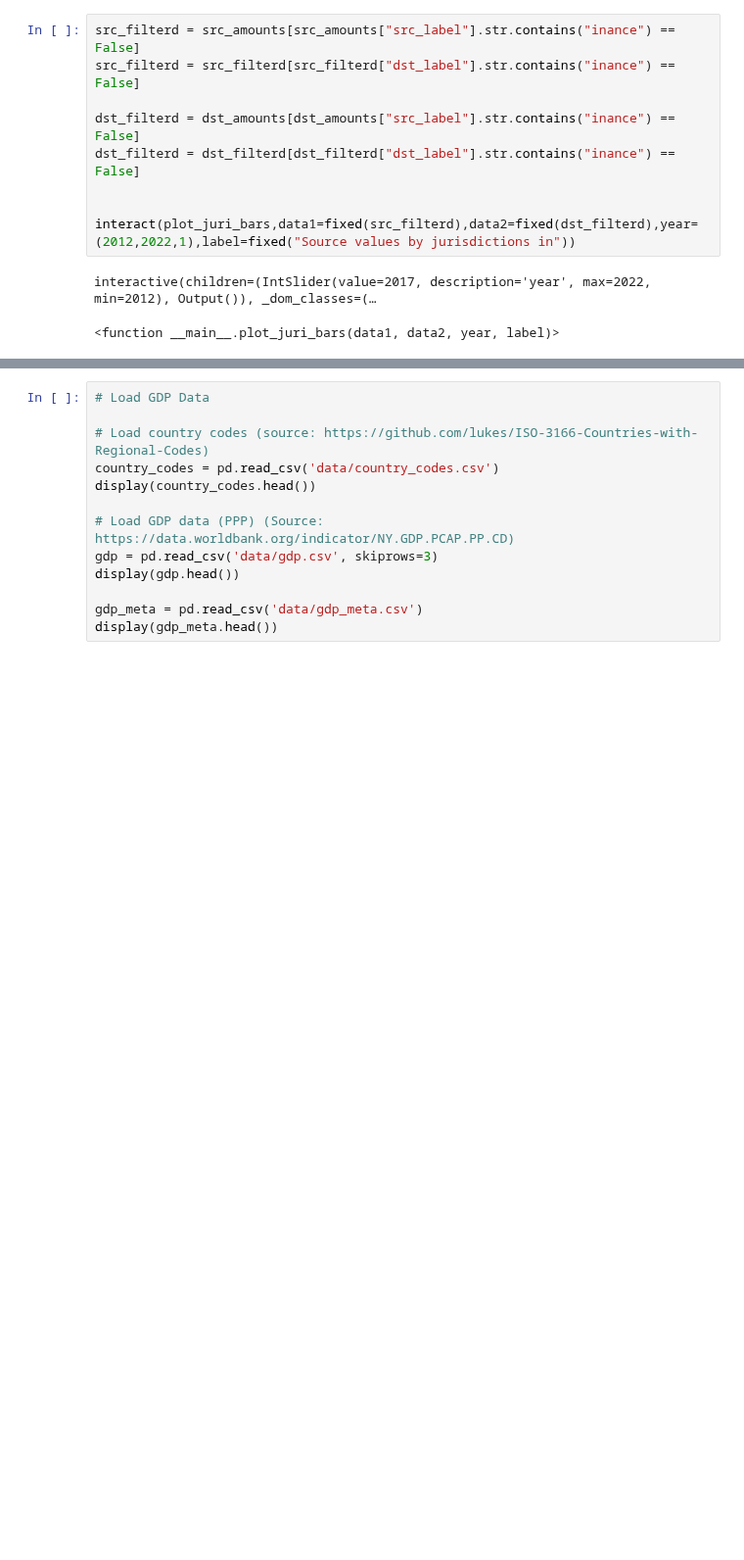
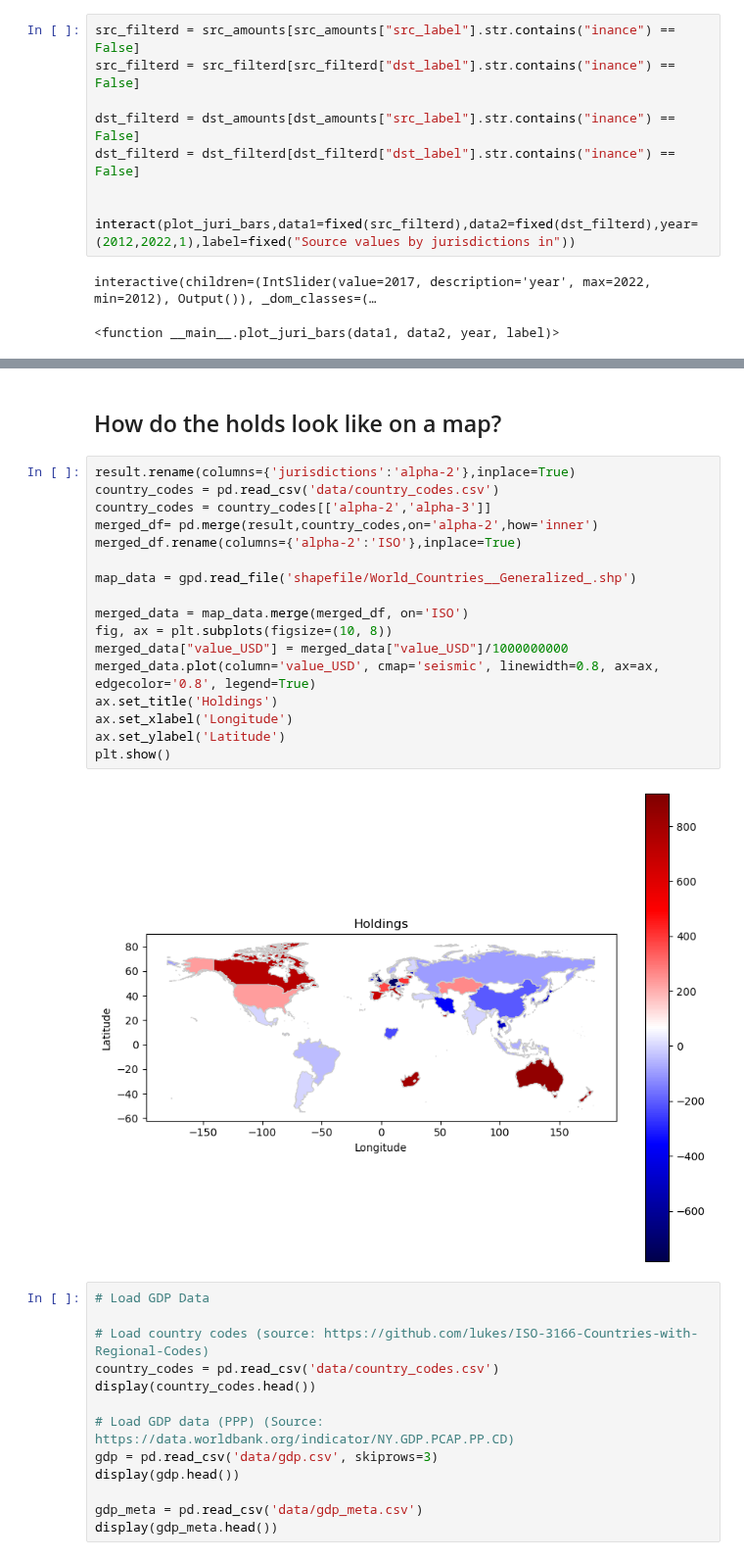
Before and after one commit to FlowDrucka64/MoneyFlow, a Jupyter notebook: data_exploration.ipynb, the cells around one changed output, grey strips where cells are left out. Shown at 98% size. Saved outputs shown, nothing was run; the diff lists cells and outputs as text; blank space fills up the shorter version.

```diff
--- a/data_exploration.ipynb
+++ b/data_exploration.ipynb
@@ -406,3 +371,24 @@ TW
+# %% [markdown]
+## How do the holds look like on a map?
+# %%
+result.rename(columns={'jurisdictions':'alpha-2'},inplace=True)
+country_codes = pd.read_csv('data/country_codes.csv')
+country_codes = country_codes[['alpha-2','alpha-3']]
+merged_df= pd.merge(result,country_codes,on='alpha-2',how='inner')
+merged_df.rename(columns={'alpha-2':'ISO'},inplace=True)
+
+map_data = gpd.read_file('shapefile/World_Countries__Generalized_.shp')
+
+merged_data = map_data.merge(merged_df, on='ISO')
+fig, ax = plt.subplots(figsize=(10, 8))
+merged_data["value_USD"] = merged_data["value_USD"]/1000000000
+merged_data.plot(column='value_USD', cmap='seismic', linewidth=0.8, ax=ax, edgecolor='0.8', legend=True)
+ax.set_title('Holdings')
+ax.set_xlabel('Longitude')
+ax.set_ylabel('Latitude')
+plt.show()
+# %% [output]
+[figure, added]
 # %%
 # Load GDP Data
 
```
Also changed, not shown: parts of 1 cell of this notebook.
